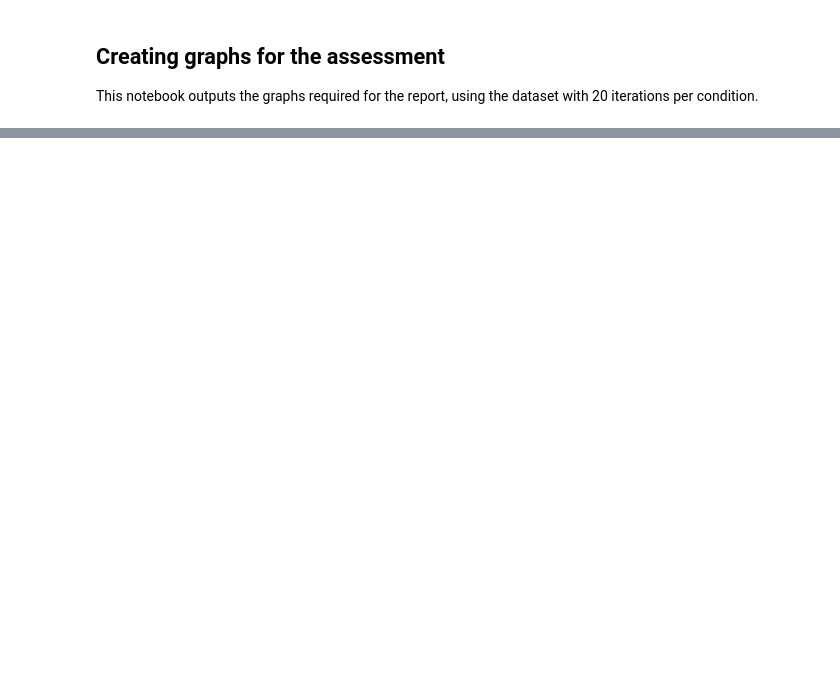
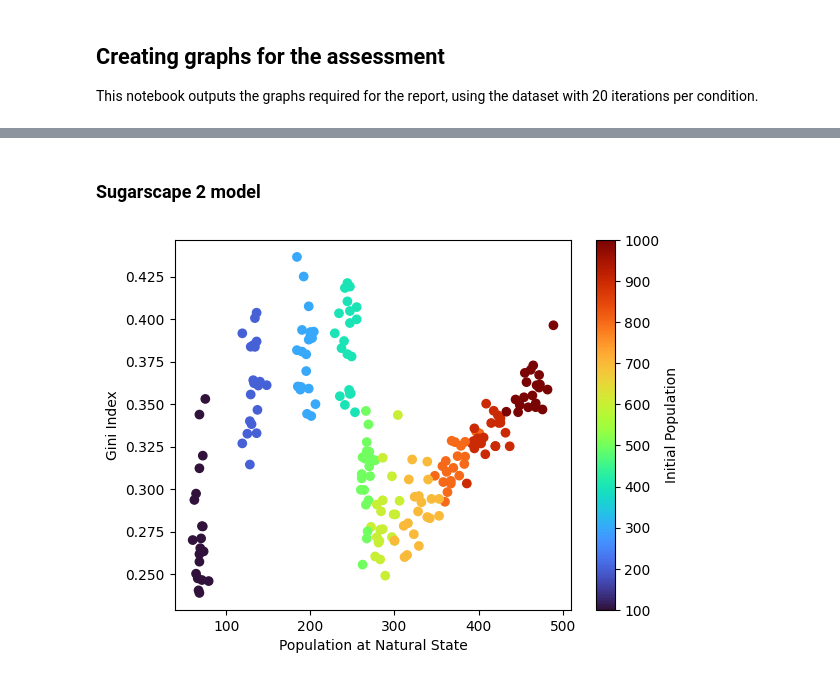
Before and after one commit to sokimura39/ABM_assessment, a Jupyter notebook: assessment_1/create_image.ipynb, the cells around one changed output, grey strips where cells are left out. Drawn from its saved outputs; the diff is of its cells as text; code cells hidden in the pictures; blank space fills up the shorter version.

```diff
--- a/assessment_1/create_image.ipynb
+++ b/assessment_1/create_image.ipynb
@@ -27,3 +27,10 @@ s3_df = pd.read_csv(
     os.path.join(path_results, 'Sugarscape 3 Wealth Distribution_edit metab-vision-pop-table.csv'),
     skiprows = 6
 )
+# %%
+# insert column with model name
+s2_df.insert(0, 'model', 'Sugarscape 2')
+s3_df.insert(0, 'model', 'Sugarscape 3')
+
+# combine dataframes
+combined_df = pd.concat([s2_df, s3_df])
@@ -30,3 +146,29 @@ s3_df = pd.read_csv(
+# %% [markdown]
+### Sugarscape 2 model
+# %%
+# plot for Gini Index
+
+s2_mvp_filter = s2_df[(s2_df['max-vision'] == 10) & (s2_df['max-metabolism'] == 4)].copy()
+
+plt.scatter(
+    x = s2_mvp_filter['count turtles'],
+    y = s2_mvp_filter['gini-index'],
+    c = s2_mvp_filter['initial-population'],
+    cmap = 'turbo'
+)
+
+# set axis labels
+plt.xlabel('Population at Natural State')
+plt.ylabel('Gini Index')
+
+plt.colorbar(
+    label = 'Initial Population'
+)
+
+# show plot
+plt.savefig('image/r_s2_mvp_gini_filtered.png', bbox_inches = 'tight')
+# %% [output]
+[figure, added]
 # %%
 # create plot for s2
 
```
Also changed, not shown: parts of 7 cells of this notebook, 4 other files.
